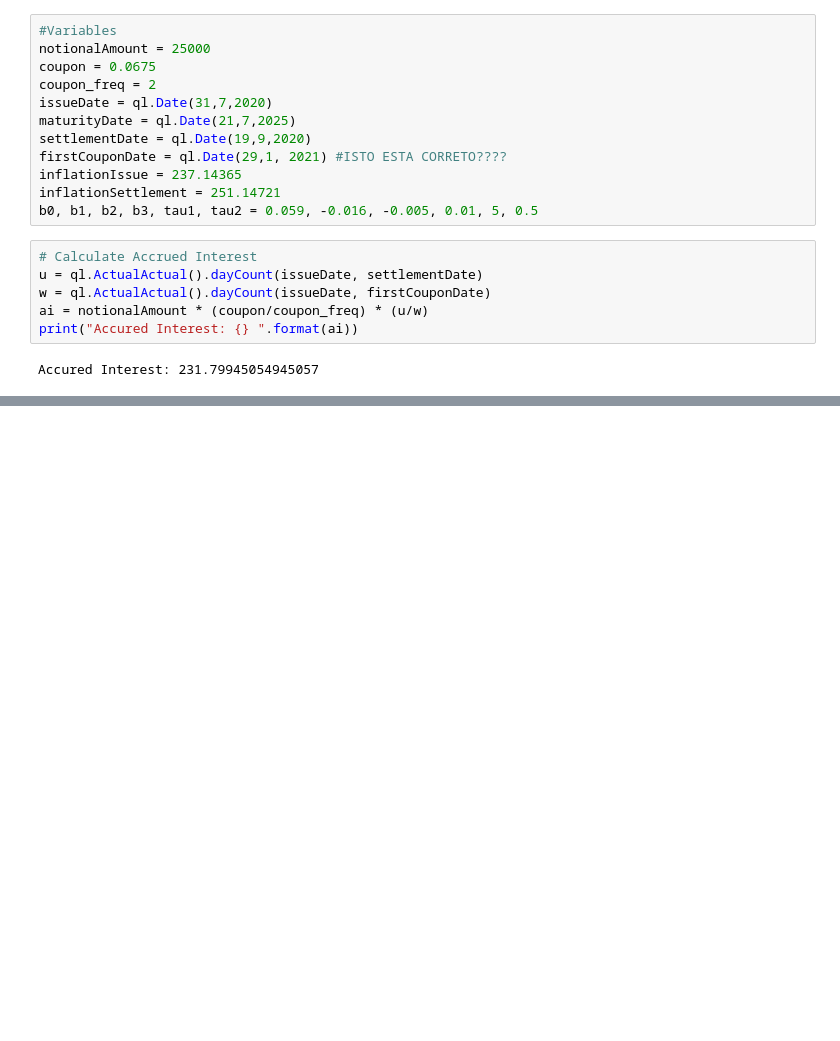
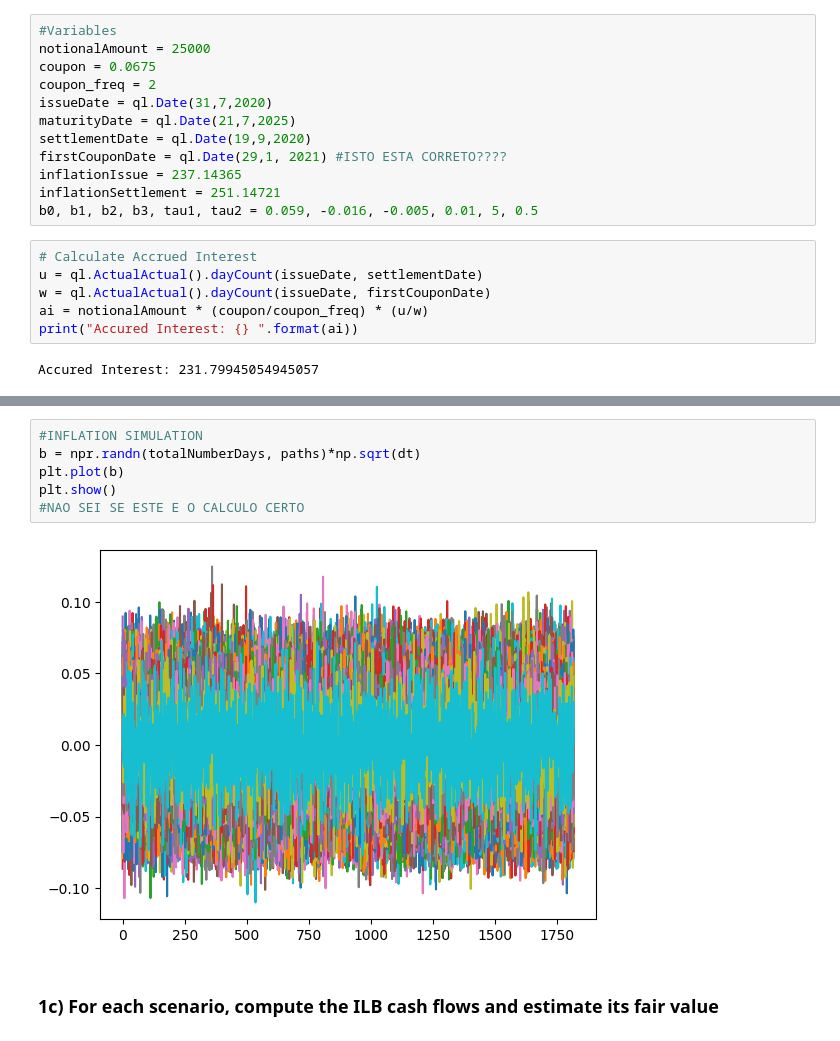
Before and after one commit to mayer19/Fixed_Income_securities, a Jupyter notebook: FIS_group_work.ipynb, the cells around one changed output, grey strips where cells are left out. Drawn from its saved outputs; the diff is of its cells as text; blank space fills up the shorter version.

```diff
--- a/FIS_group_work.ipynb
+++ b/FIS_group_work.ipynb
@@ -59,0 +60,10 @@ plt.show()
+# %%
+#INFLATION SIMULATION
+b = npr.randn(totalNumberDays, paths)*np.sqrt(dt)
+plt.plot(b)
+plt.show()
+#NAO SEI SE ESTE E O CALCULO CERTO
+# %% [output]
+[figure, added]
+# %% [markdown]
+### 1c) For each scenario, compute the ILB cash flows and estimate its fair value
```
Also changed, not shown: parts of 6 cells of this notebook.
